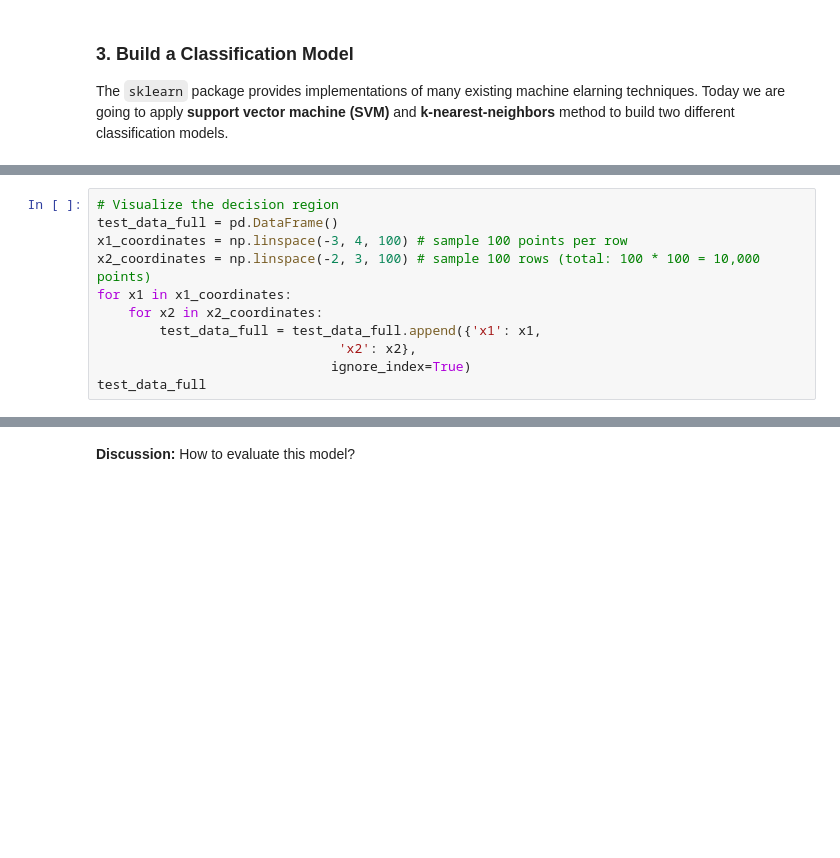
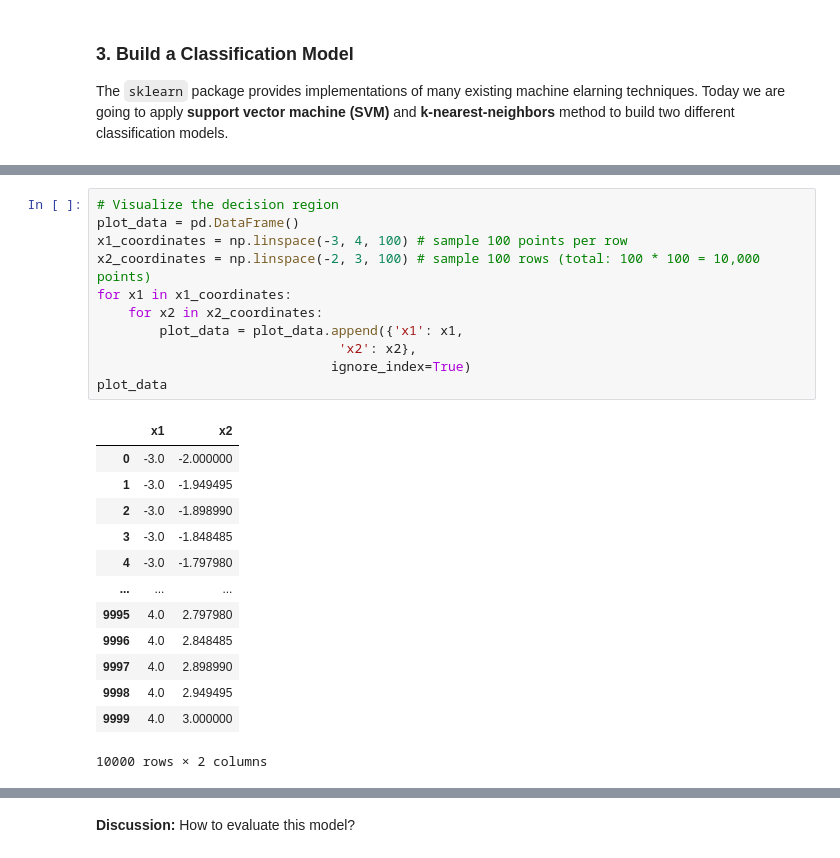
Before and after one commit to ch00226855/CMP414765Spring2021, a Jupyter notebook: Week03_Classification.ipynb, the cells around one changed output, grey strips where cells are left out. Saved outputs shown, nothing was run; the diff lists cells and outputs as text; blank space fills up the shorter version.

```diff
--- a/Week03_Classification.ipynb
+++ b/Week03_Classification.ipynb
@@ -89,12 +159,26 @@ print(predictions)
 # %%
 # Visualize the decision region
-test_data_full = pd.DataFrame()
+plot_data = pd.DataFrame()
 x1_coordinates = np.linspace(-3, 4, 100) # sample 100 points per row
 x2_coordinates = np.linspace(-2, 3, 100) # sample 100 rows (total: 100 * 100 = 10,000 points)
 for x1 in x1_coordinates:
     for x2 in x2_coordinates:
-        test_data_full = test_data_full.append({'x1': x1,
+        plot_data = plot_data.append({'x1': x1,
                                'x2': x2},
                               ignore_index=True)
-test_data_full
+plot_data
+# %% [output]
+|  | x1 | x2 |
+| 0 | -3.0 | -2.000000 |
+| 1 | -3.0 | -1.949495 |
+| 2 | -3.0 | -1.898990 |
+| 3 | -3.0 | -1.848485 |
+| 4 | -3.0 | -1.797980 |
+| ... | ... | ... |
+| 9995 | 4.0 | 2.797980 |
+| 9996 | 4.0 | 2.848485 |
+| 9997 | 4.0 | 2.898990 |
+| 9998 | 4.0 | 2.949495 |
+| 9999 | 4.0 | 3.000000 |
+10000 rows × 2 columns
 # %%
```
Also changed, not shown: parts of 16 cells of this notebook.
